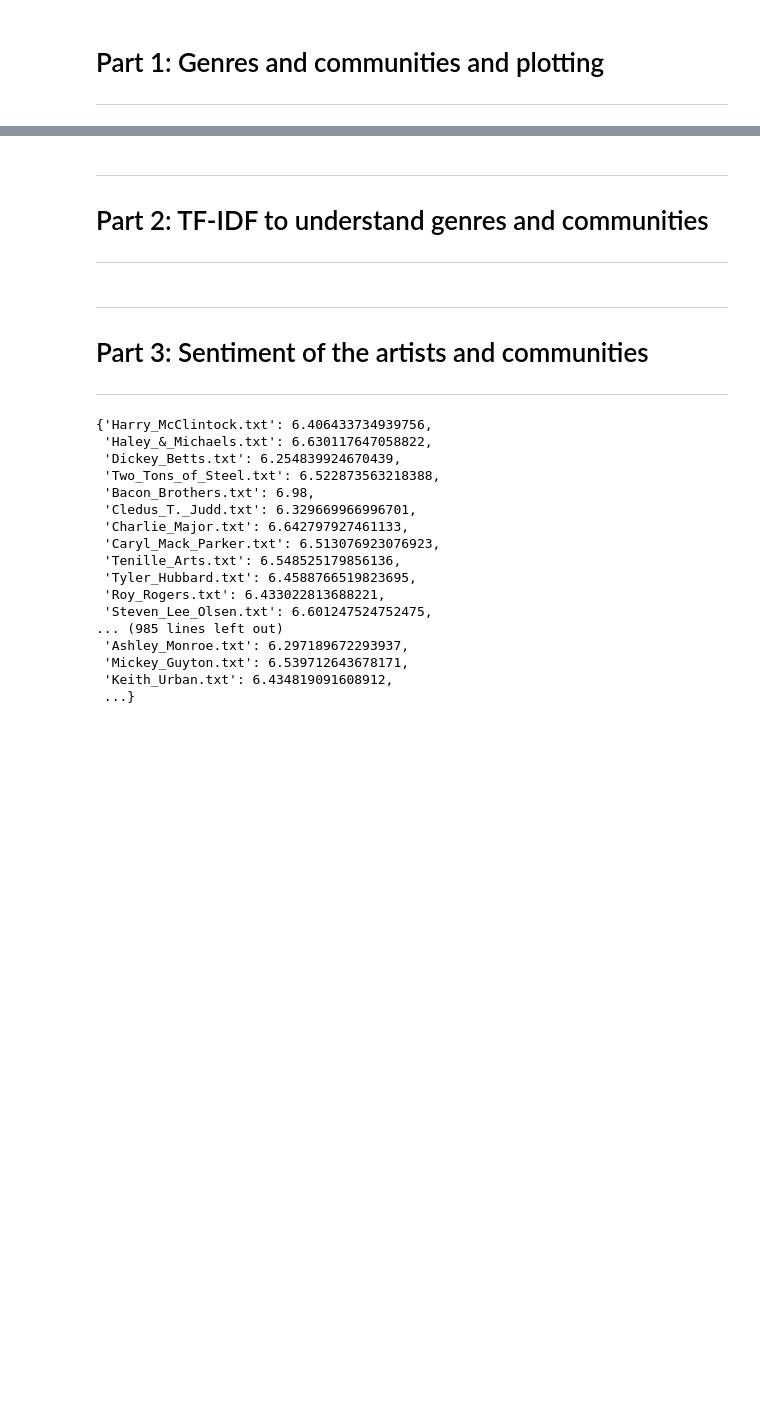
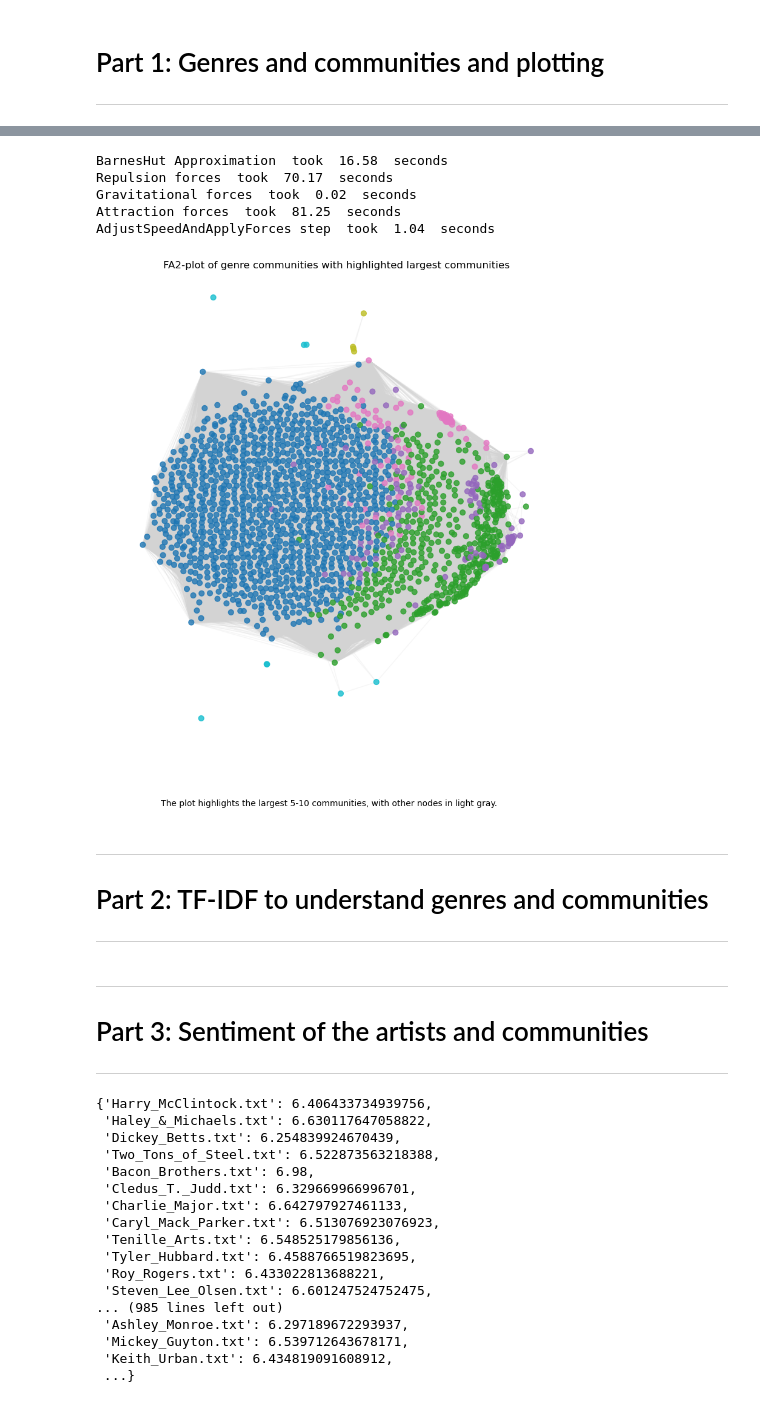
Before and after one commit to ThomasSchiolerH/Social-Graphs-And-Interactions, a Jupyter notebook: Assignment 2/assignment2.ipynb, the cells around one changed output, grey strips where cells are left out. Cells and saved outputs as stored; diff of their text form; code cells hidden in the pictures; blank space fills up the shorter version.

```diff
--- a/Assignment 2/assignment2.ipynb
+++ b/Assignment 2/assignment2.ipynb
@@ -4,3 +99,76 @@
+# %%
+import matplotlib.pyplot as plt
+import networkx as nx
+from fa2_modified import ForceAtlas2
+from community import community_louvain  # Louvain library
+
+# Assuming G is your genre-based NetworkX graph
+# 1. Compute the best partition with Louvain
+partition = community_louvain.best_partition(G)
+
+# Sort communities by size and select the largest 5-10
+partition_counts = {}
+for community_id in partition.values():
+    partition_counts[community_id] = partition_counts.get(community_id, 0) + 1
+
+# Sort communities by size in descending order and keep the largest 5-10
+largest_communities = sorted(partition_counts, key=partition_counts.get, reverse=True)[:5]
+color_map = {com: idx for idx, com in enumerate(largest_communities)}
+
+# Map colors for nodes: large communities get unique colors, others get gray
+node_colors = []
+for node in G.nodes():
+    community_id = partition[node]
+    if community_id in color_map:
+        node_colors.append(color_map[community_id])
+    else:
+        node_colors.append(-1)  # -1 will be gray
+
+# Set up color map for visualization
+cmap = plt.get_cmap('tab10', len(largest_communities) + 1)  # Use 'tab10' for up to 10 colors
+
+# 2. Initialize ForceAtlas2 for layout
+forceatlas2 = ForceAtlas2(
+    outboundAttractionDistribution=False,
+    linLogMode=False,
+    adjustSizes=False,
+    edgeWeightInfluence=0.1,
+    jitterTolerance=0.5,
+    barnesHutOptimize=True,
+    barnesHutTheta=0.5,
+    scalingRatio=10.0,
+    strongGravityMode=True,
+    gravity=0.1,
+    verbose=True
+)
+
+# 3. Generate layout positions with ForceAtlas2
+positions = forceatlas2.forceatlas2_networkx_layout(G, pos=None, iterations=2000)
+
+# 4. Draw the graph
+plt.figure(figsize=(10, 10))
+# Draw nodes, coloring largest communities with unique colors, others in gray
+nx.draw_networkx_nodes(
+    G, positions, node_size=40, cmap=cmap,
+    node_color=[node_colors[i] if node_colors[i] != -1 else len(largest_communities) for i in range(len(node_colors))],
+    alpha=0.8
+)
+nx.draw_networkx_edges(G, positions, edge_color='lightgray', alpha=0.2)
+
+plt.title('FA2-plot of genre communities with highlighted largest communities')
+plt.figtext(
+    0.5, 0, "The plot highlights the largest 5-10 communities, with other nodes in light gray.",
+    ha="center"
+)
+plt.axis("off")
+plt.show()
+# %% [output]
+BarnesHut Approximation  took  16.58  seconds
+Repulsion forces  took  70.17  seconds
+Gravitational forces  took  0.02  seconds
+Attraction forces  took  81.25  seconds
+AdjustSpeedAndApplyForces step  took  1.04  seconds
+[figure, added]
 # %% [markdown]
 ---
 # Part 2: TF-IDF to understand genres and communities
```
Also changed, not shown: parts of 3 cells of this notebook, 1 other file.
